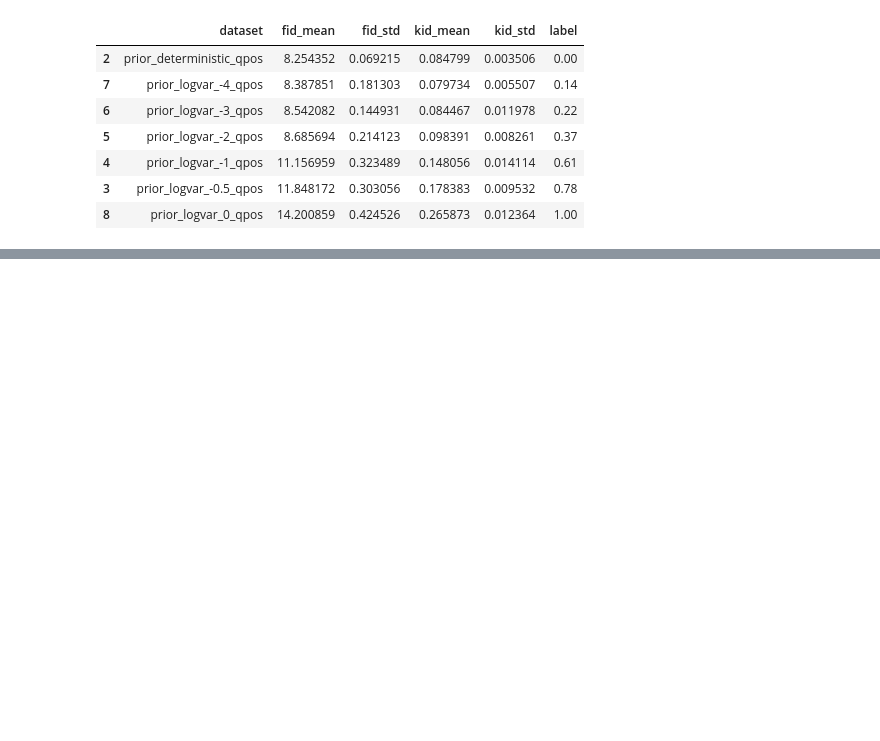
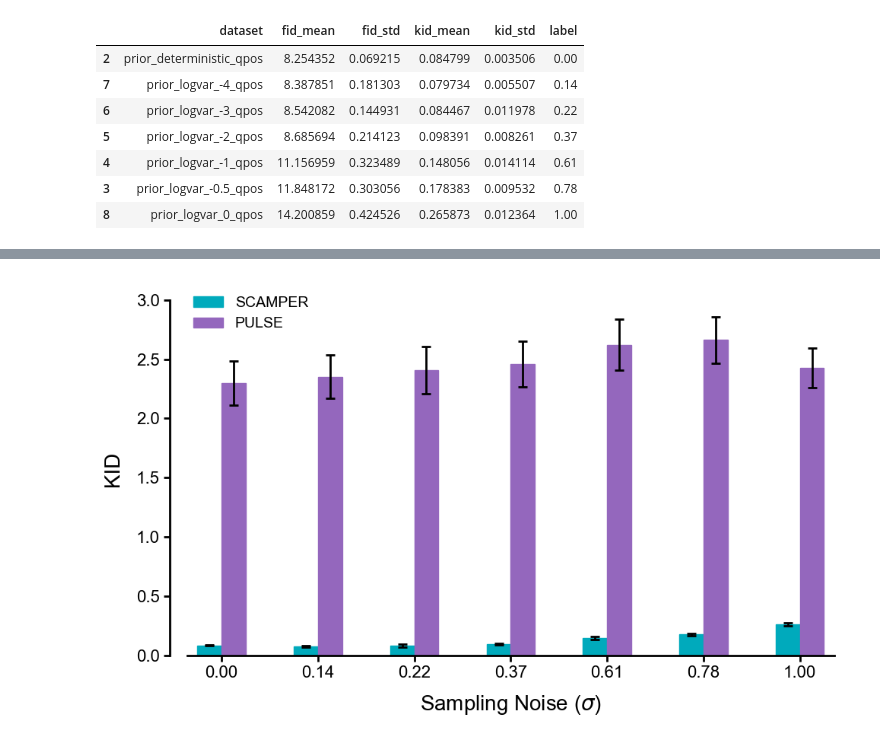
Before and after one commit to asirbu77/SCAMPER, a Jupyter notebook: notebooks/analysis/random_generation/plot_kid_results_KLmatch.ipynb, the cells around one changed output, grey strips where cells are left out. Cells and saved outputs as stored; diff of their text form; code cells hidden in the pictures; blank space fills up the shorter version.

```diff
--- a/notebooks/analysis/random_generation/plot_kid_results_KLmatch.ipynb
+++ b/notebooks/analysis/random_generation/plot_kid_results_KLmatch.ipynb
@@ -370,0 +374,97 @@ Saved to /home/mila/a/aidan.sirbu/SCAMPER/notebooks/plots/random_generation/kid_
+# %%
+pulse_color = (148 / 255, 103 / 255, 189 / 255)  # tab:purple, matching Distill
+
+save_name_2 = "kid_barplot_vertical_scamper_vs_pulse"
+
+fig, ax = plt.subplots(figsize=(10, 6))
+
+n = len(order)
+x = np.arange(n) * 1.4
+bar_width = 0.35
+
+# SCAMPER bars (left)
+ax.bar(
+    x - bar_width / 2,
+    df["kid_mean"].values,
+    bar_width,
+    color=bar_color,
+    edgecolor=bar_color,
+    label="SCAMPER",
+)
+ax.errorbar(
+    x - bar_width / 2,
+    df["kid_mean"].values,
+    yerr=df["kid_std"].values,
+    fmt="none",
+    ecolor="black",
+    capsize=4,
+    capthick=2,
+    linewidth=2,
+)
+
+# PULSE bars (right)
+ax.bar(
+    x + bar_width / 2,
+    df3["kid_mean"].values,
+    bar_width,
+    color=pulse_color,
+    edgecolor=pulse_color,
+    label="PULSE",
+)
+ax.errorbar(
+    x + bar_width / 2,
+    df3["kid_mean"].values,
+    yerr=df3["kid_std"].values,
+    fmt="none",
+    ecolor="black",
+    capsize=4,
+    capthick=2,
+    linewidth=2,
+)
+
+ax.set_xticks(x)
+ax.set_xticklabels(order)
+ax.set_xlim(x[0] - 0.6, x[-1] + 0.6)
+
+# Ensure y-axis covers data + error bars with some padding
+y_max = max(
+    (df["kid_mean"] + df["kid_std"]).max(),
+    (df3["kid_mean"] + df3["kid_std"]).max(),
+)
+ax.set_ylim(0, y_max * 1.1)
+
+ax.set_ylabel("KID", fontsize=20, labelpad=12)
+ax.set_xlabel("Sampling Noise ($\\sigma$)", fontsize=20, labelpad=12)
+ax.tick_params(labelsize=16, width=2, length=6)
+ax.legend(fontsize=14, frameon=False, loc="upper left")
+
+# Remove top and right spines
+sns.despine(ax=ax)
+
+# Shift the left spine to the left to create a gap between spines
+ax.spines["left"].set_position(("outward", 10))
+
+# Trim left spine to tick range (after ylim is set)
+yticks = ax.get_yticks()
+ylim = ax.get_ylim()
+yticks = [t for t in yticks if ylim[0] <= t <= ylim[1]]
+ax.spines["left"].set_bounds(yticks[0], yticks[-1])
+
+# Trim bottom spine to bar range
+ax.spines["bottom"].set_bounds(x[0] - 0.5, x[-1] + 0.5)
+
+# Thicken the remaining spines
+for spine in ["left", "bottom"]:
+    ax.spines[spine].set_linewidth(2)
+
+plt.tight_layout()
+
+# Save as PDF, SVG, and PNG
+save_dir.mkdir(parents=True, exist_ok=True)
+fig.savefig(save_dir / f"{save_name_2}.pdf", bbox_inches="tight")
+fig.savefig(save_dir / f"{save_name_2}.svg", bbox_inches="tight")
+fig.savefig(save_dir / f"{save_name_2}.png", bbox_inches="tight")
+print(f"Saved to {save_dir / save_name_2}.[pdf|svg|png]")
+
+plt.show()
+# %% [output]
@@ -370,0 +472 @@ Saved to /home/mila/a/aidan.sirbu/SCAMPER/notebooks/plots/random_generation/kid_
+[figure, added]
```
Also changed, not shown: parts of 5 cells of this notebook, 4 other files.
